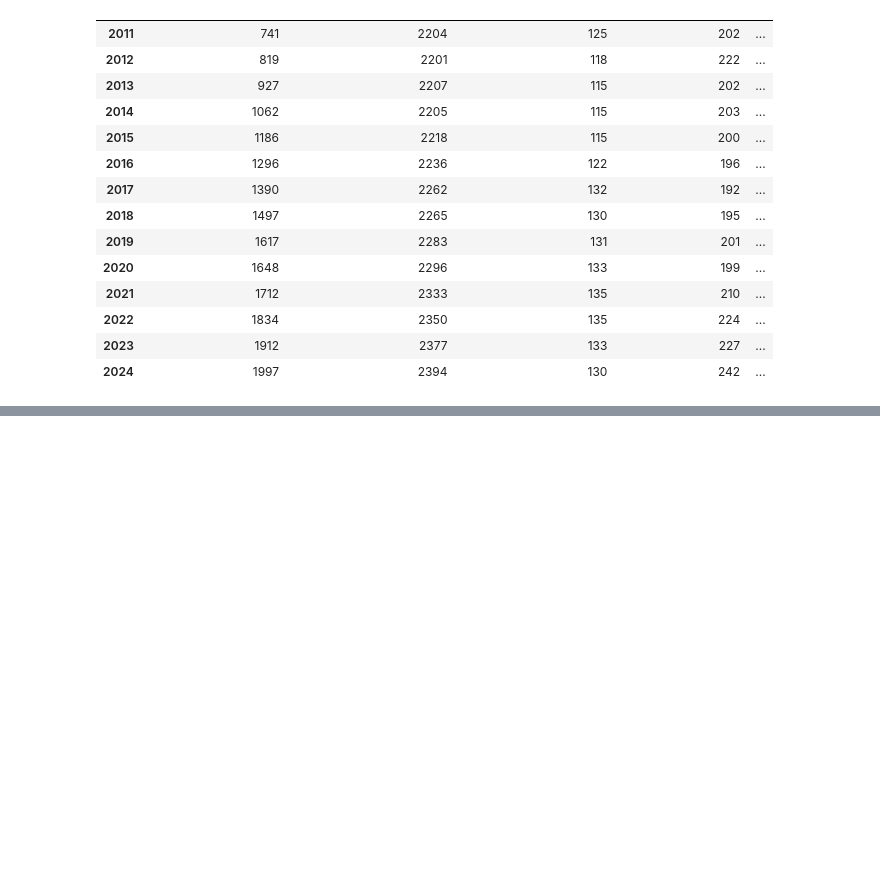
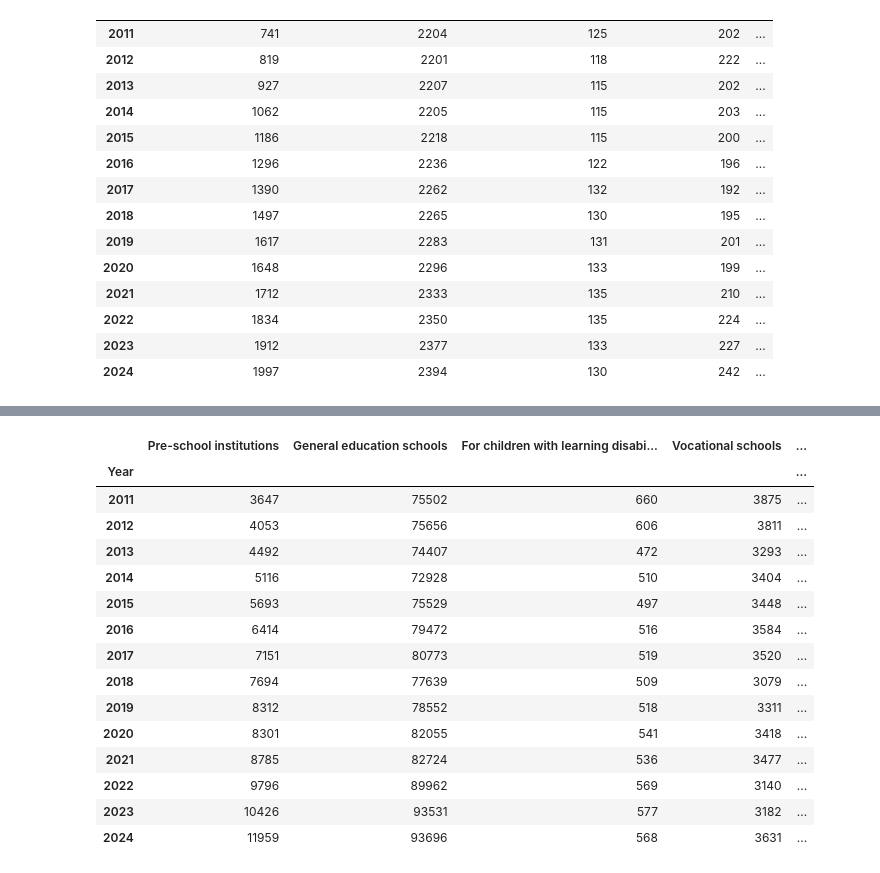
Before and after one commit to rus5sp/DAV-Project, a Jupyter notebook: cleaning.ipynb, the cells around one changed output, grey strips where cells are left out. Saved outputs shown, nothing was run; the diff lists cells and outputs as text; code cells hidden in the pictures; blank space fills up the shorter version.

Commit message:
Instructors dataset cleaned

```diff
--- a/cleaning.ipynb
+++ b/cleaning.ipynb
@@ -509,0 +522,29 @@ clean_educational_facilities
+# %%
+clean_instructors = instructors.copy()
+
+clean_instructors = clean_instructors.drop(columns=["Көрсөткүчтөрдүн аталышы    ", "Наименование показателей"])
+clean_instructors = clean_instructors.set_index('Items').T
+
+clean_instructors.index = pd.to_datetime(clean_instructors.index, format='%Y').year
+clean_instructors.index.name = 'Year'
+
+clean_instructors.columns.name = None
+# %%
+clean_instructors
+# %% [output]
+|  | Pre-school institutions | General education schools | For children with learning disabi... | Vocational schools | ... |
+| Year |  |  |  |  | ... |
+| 2011 | 3647 | 75502 | 660 | 3875 | ... |
+| 2012 | 4053 | 75656 | 606 | 3811 | ... |
+| 2013 | 4492 | 74407 | 472 | 3293 | ... |
+| 2014 | 5116 | 72928 | 510 | 3404 | ... |
+| 2015 | 5693 | 75529 | 497 | 3448 | ... |
+| 2016 | 6414 | 79472 | 516 | 3584 | ... |
+| 2017 | 7151 | 80773 | 519 | 3520 | ... |
+| 2018 | 7694 | 77639 | 509 | 3079 | ... |
+| 2019 | 8312 | 78552 | 518 | 3311 | ... |
+| 2020 | 8301 | 82055 | 541 | 3418 | ... |
+| 2021 | 8785 | 82724 | 536 | 3477 | ... |
+| 2022 | 9796 | 89962 | 569 | 3140 | ... |
+| 2023 | 10426 | 93531 | 577 | 3182 | ... |
+| 2024 | 11959 | 93696 | 568 | 3631 | ... |
```
Also changed, not shown: parts of 2 cells of this notebook.
